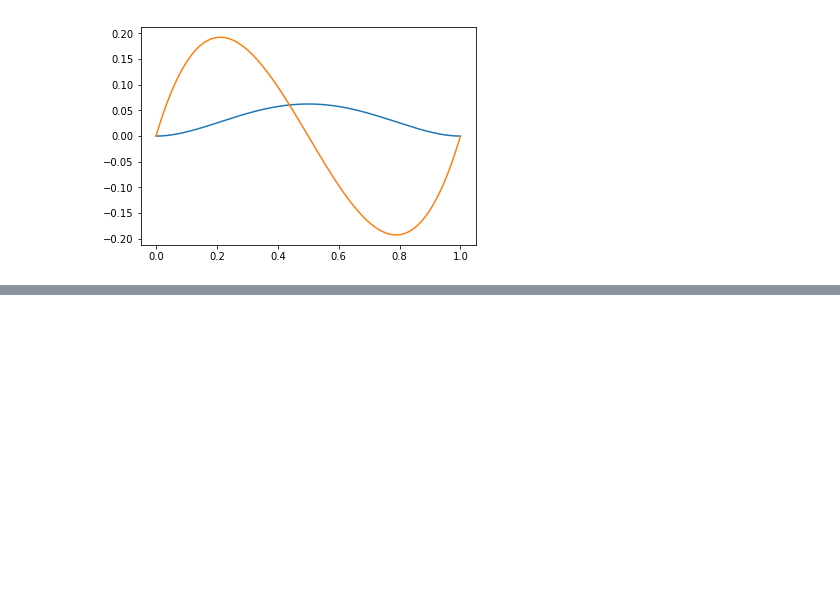
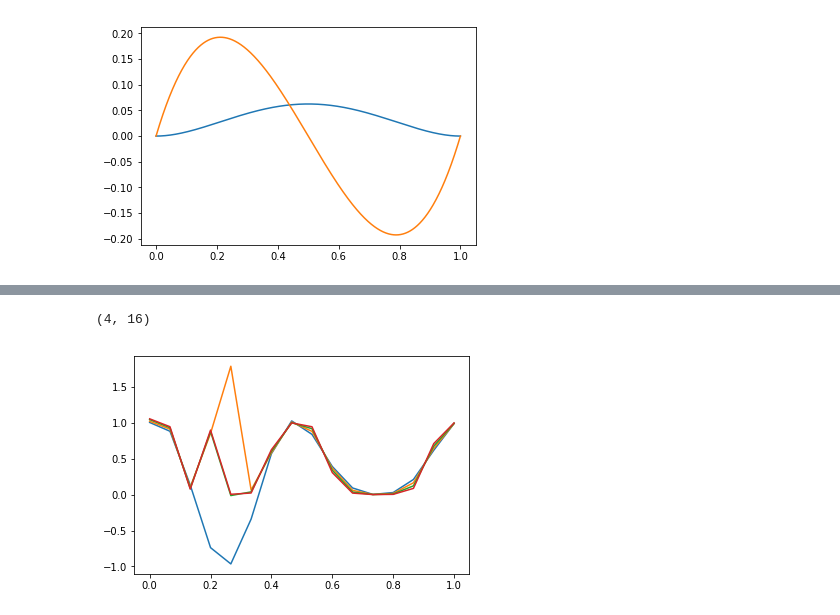
Before and after one commit to martinateruzzi/P1.4_seed, a Jupyter notebook: final_project/final_project_2019-2020.ipynb, the cells around one changed output, grey strips where cells are left out. Cells and saved outputs as stored; diff of their text form; code cells hidden in the pictures; blank space fills up the shorter version.

```diff
--- a/final_project/final_project_2019-2020.ipynb
+++ b/final_project/final_project_2019-2020.ipynb
@@ -279,7 +240,27 @@ def compute_system_matrices(basis, gloabl_quadrature, global_weights):
+# %%
+M, K = compute_system_matrices(basis, Q, W)
 # %%
 # Step 2.1
 
 def solve_allen_cahan(eta_0_function, eps, dt, ndofs, degree):
-    # put together all the above functions, loop over time, and produce the result matrix eta, containing the solution at all points
+    ''' put together all the above functions, loop over time,
+    and produce the result matrix eta, containing the solution at all points'''
 
-    #return eta, basis
+    T = 1.-0. #time interval
+    eta = np.zeros((int(T/dt), ndofs))
+
+    support_points = np.linspace(0,1,ndofs) # support points
+    basis, dbasis = compute_basis_functions(support_points,degree)
+    Q, W = compute_global_quadrature(basis,degree+1)
+    M, K = compute_system_matrices(basis, Q, W)
+    A = M + dt*eps*eps*K
+
+    eta_old = eta_0_function(support_points)
+
+    for i in range(int(T/dt)):
+            b = M.dot(eta_old - dt*F(eta_old))
+            eta_new = np.linalg.solve(A,b)
+            eta[i,:] = eta_new
+            eta_old = eta_new
+
+    return eta, basis
@@ -288,3 +267,23 @@ SyntaxError: unexpected EOF while parsing (<ipython-input-34-ebada2468904>, line
+# %%
+def etazero(x):
+    # Fill in with the derivative of the double well potential function
+    return np.sin(2.*np.pi*x) + 1
+# %%
+eta, basis = solve_allen_cahan(etazero, .01, .25, 16, degree)
+# %%
+eta.shape
+# %% [output]
+(4, 16)
+# %%
+q = np.linspace(0,1,ndofs)
+T = 1.-0.
+dt = .25
+
+
+for i in range(int(T/dt)):
+    _ = plt.plot(q,eta[i,:])
+# %% [output]
+[figure, added]
 # %%
 # Step 2.2
 
```
Also changed, not shown: parts of 16 cells of this notebook.
